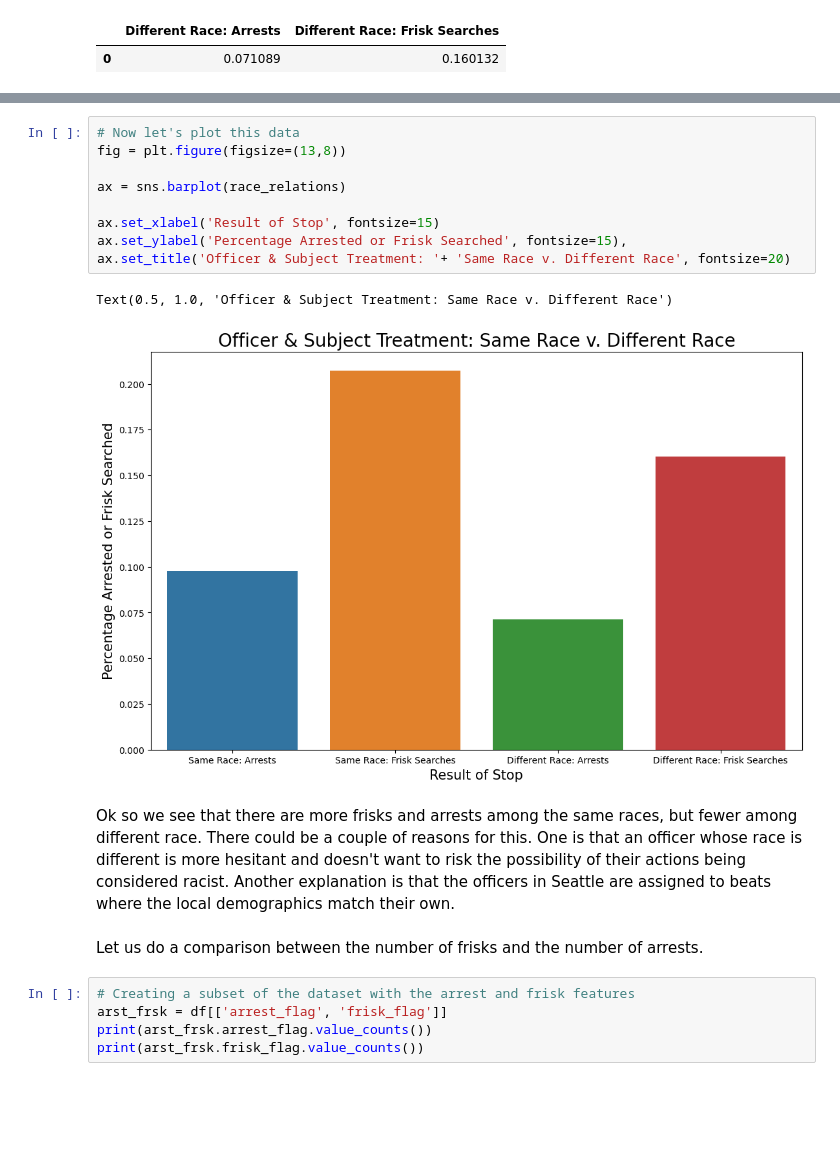
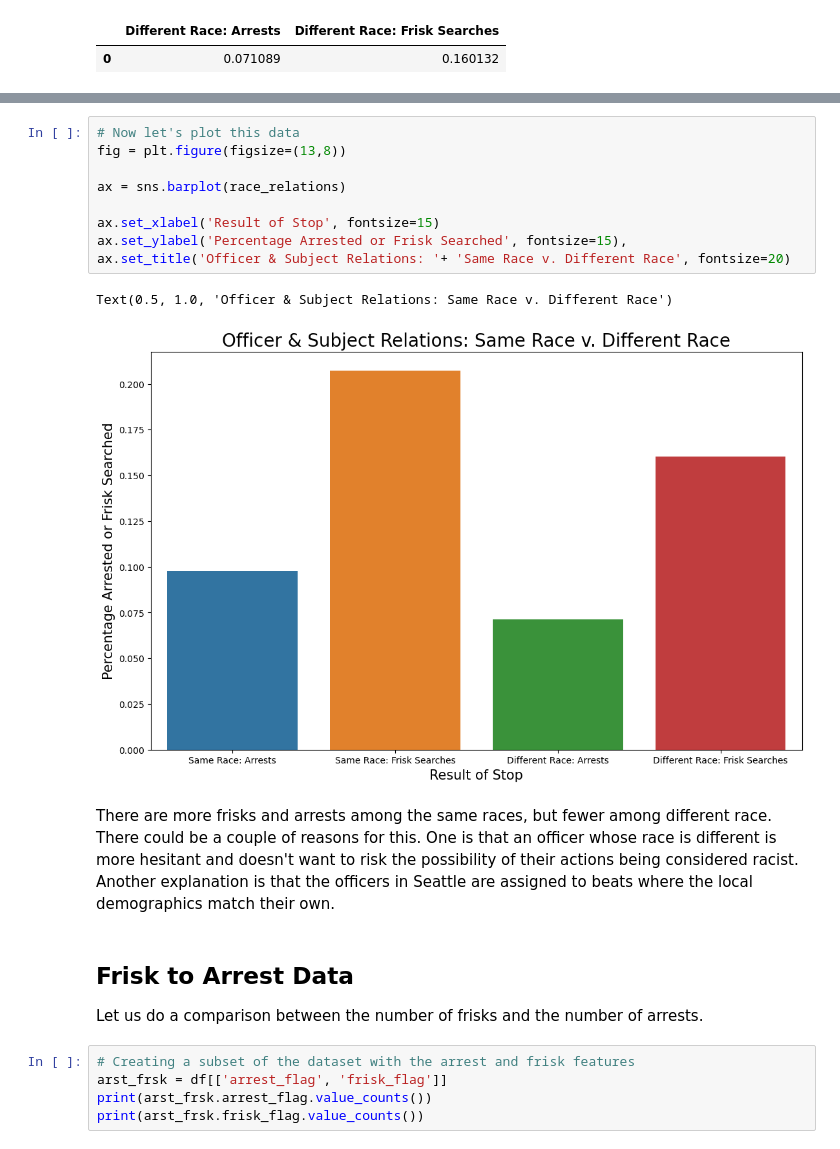
Before and after one commit to ShamlaA/Terry-Traffic-Stops-Prediction-for-Racial-Bias, a Jupyter notebook: Terry_stops_EDA.ipynb, the cells around one changed output, grey strips where cells are left out. Saved outputs shown, nothing was run; the diff lists cells and outputs as text; blank space fills up the shorter version.

```diff
--- a/Terry_stops_EDA.ipynb
+++ b/Terry_stops_EDA.ipynb
@@ -333,18 +406,20 @@ race_relations
 # %%
 # Now let's plot this data
 fig = plt.figure(figsize=(13,8))
 
 ax = sns.barplot(race_relations)
 
 ax.set_xlabel('Result of Stop', fontsize=15)
 ax.set_ylabel('Percentage Arrested or Frisk Searched', fontsize=15),
-ax.set_title('Officer & Subject Treatment: '+ 'Same Race v. Different Race', fontsize=20)
+ax.set_title('Officer & Subject Relations: '+ 'Same Race v. Different Race', fontsize=20)
 # %% [output]
-Text(0.5, 1.0, 'Officer & Subject Treatment: Same Race v. Different Race')
+Text(0.5, 1.0, 'Officer & Subject Relations: Same Race v. Different Race')
-[figure, old version]
+[figure, new version]
 # %% [markdown]
-Ok so we see that there are more frisks and arrests among the same races, but fewer among different race. There could be a couple of reasons for this.  One is that an officer whose race is different is more hesitant and doesn't want to risk the possibility of their actions being considered racist.  Another explanation is that the officers in Seattle are assigned to beats where the local demographics match their own.
+There are more frisks and arrests among the same races, but fewer among different race. There could be a couple of reasons for this.  One is that an officer whose race is different is more hesitant and doesn't want to risk the possibility of their actions being considered racist.  Another explanation is that the officers in Seattle are assigned to beats where the local demographics match their own.
 # %% [markdown]
+
+## Frisk to Arrest Data
 Let us do a comparison between the number of frisks and the number of arrests.
 # %%
 # Creating a subset of the dataset with the arrest and frisk features
```
Also changed, not shown: parts of 28 cells of this notebook.
